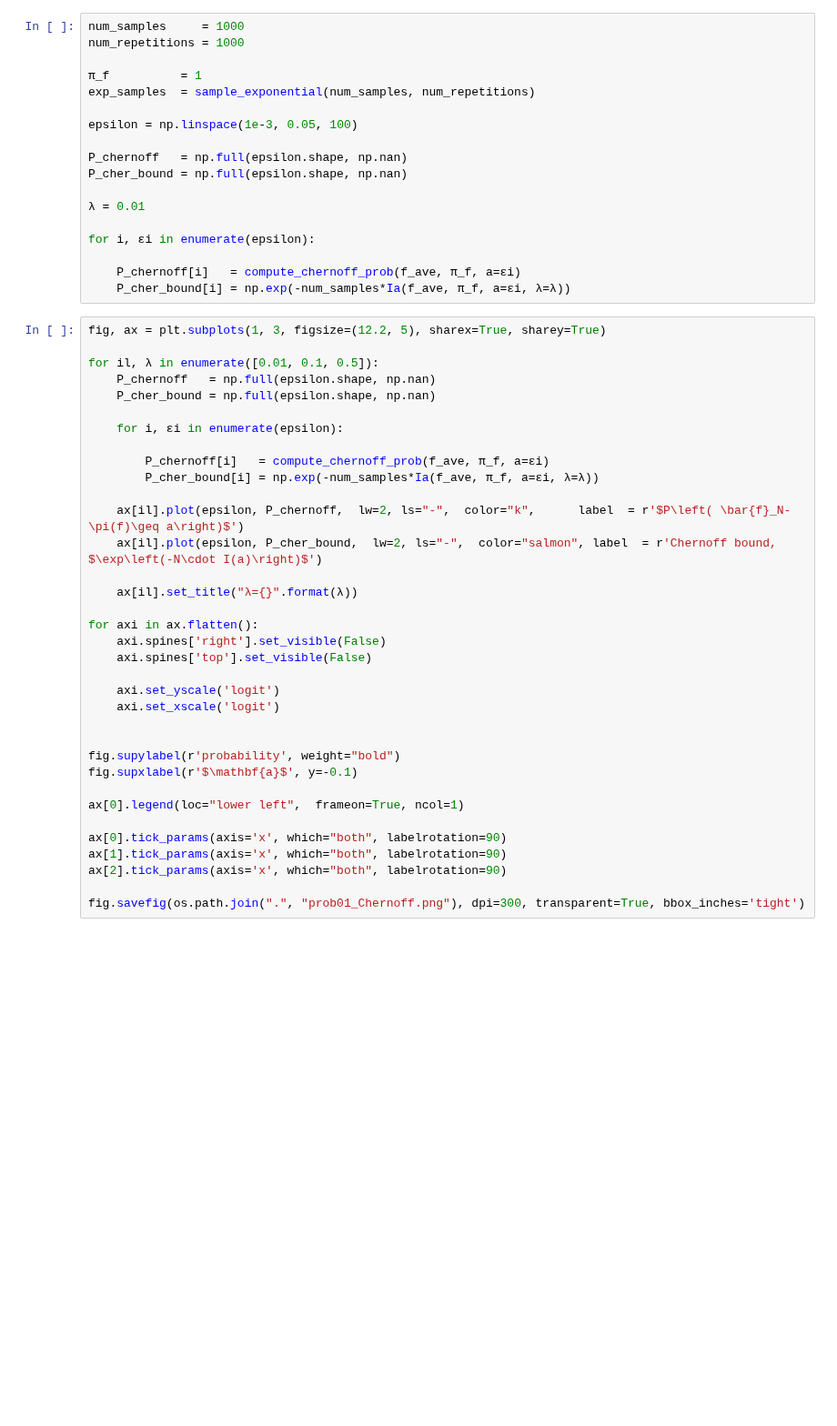
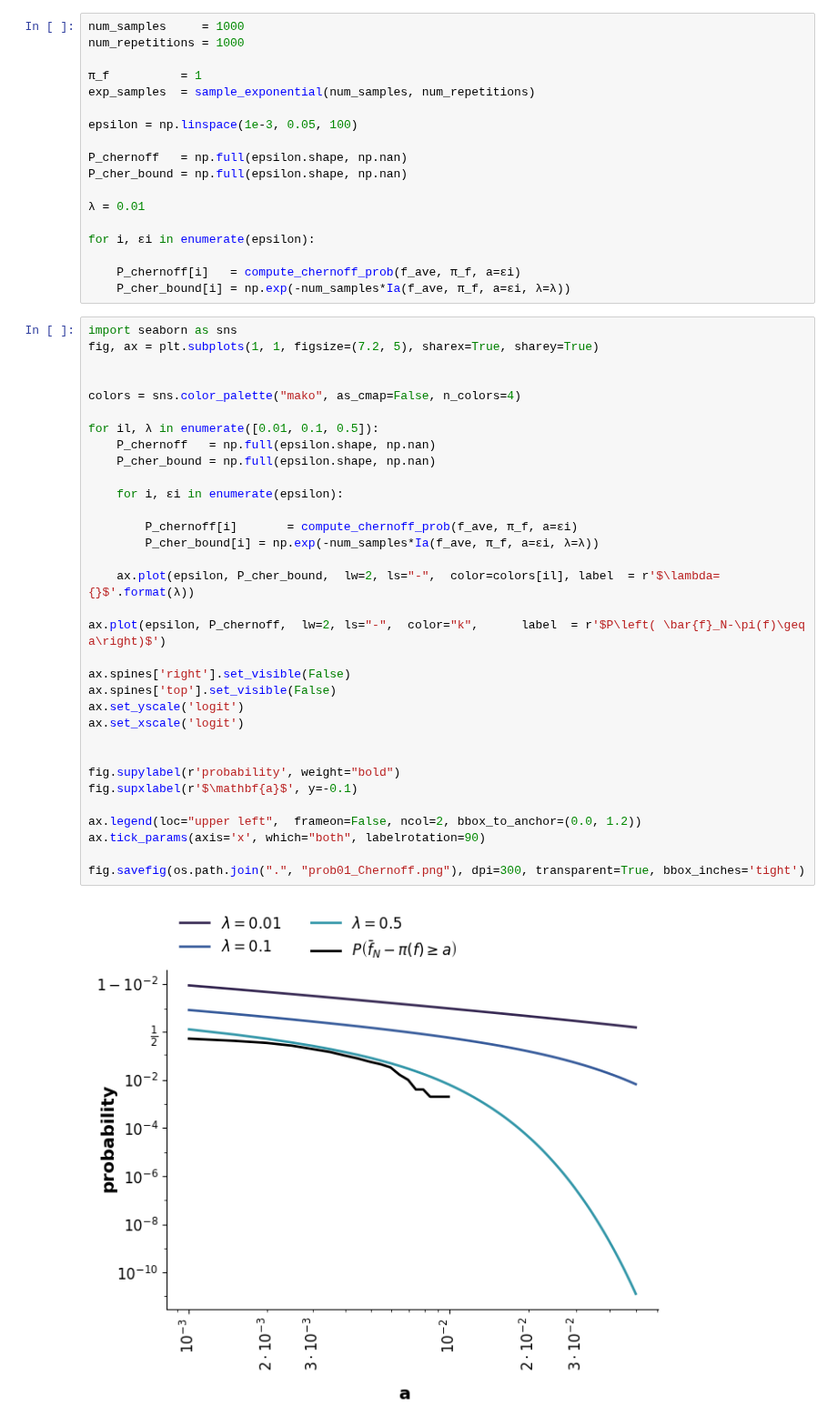
Before and after one commit to ChaosDonkey06/AppliedStochasticAnalysis, a Jupyter notebook: homework/HW01/hw01.ipynb, the cells around one changed output. Shown at 91% size. Cells and saved outputs as stored; diff of their text form; blank space fills up the shorter version.

```diff
--- a/homework/HW01/hw01.ipynb
+++ b/homework/HW01/hw01.ipynb
@@ -260,37 +292,37 @@ for i, εi in enumerate(epsilon):
     P_chernoff[i]   = compute_chernoff_prob(f_ave, π_f, a=εi)
     P_cher_bound[i] = np.exp(-num_samples*Ia(f_ave, π_f, a=εi, λ=λ))
 # %%
-fig, ax = plt.subplots(1, 3, figsize=(12.2, 5), sharex=True, sharey=True)
+import seaborn as sns
+fig, ax = plt.subplots(1, 1, figsize=(7.2, 5), sharex=True, sharey=True)
+
+
+colors = sns.color_palette("mako", as_cmap=False, n_colors=4)
 
 for il, λ in enumerate([0.01, 0.1, 0.5]):
     P_chernoff   = np.full(epsilon.shape, np.nan)
     P_cher_bound = np.full(epsilon.shape, np.nan)
 
     for i, εi in enumerate(epsilon):
 
-        P_chernoff[i]   = compute_chernoff_prob(f_ave, π_f, a=εi)
+        P_chernoff[i]       = compute_chernoff_prob(f_ave, π_f, a=εi)
         P_cher_bound[i] = np.exp(-num_samples*Ia(f_ave, π_f, a=εi, λ=λ))
 
-    ax[il].plot(epsilon, P_chernoff,  lw=2, ls="-",  color="k",      label  = r'$P\left( \bar{f}_N-\pi(f)\geq a\right)$')
-    ax[il].plot(epsilon, P_cher_bound,  lw=2, ls="-",  color="salmon", label  = r'Chernoff bound, $\exp\left(-N\cdot I(a)\right)$')
+    ax.plot(epsilon, P_cher_bound,  lw=2, ls="-",  color=colors[il], label  = r'$\lambda={}$'.format(λ))
 
-    ax[il].set_title("λ={}".format(λ))
+ax.plot(epsilon, P_chernoff,  lw=2, ls="-",  color="k",      label  = r'$P\left( \bar{f}_N-\pi(f)\geq a\right)$')
 
-for axi in ax.flatten():
-    axi.spines['right'].set_visible(False)
-    axi.spines['top'].set_visible(False)
-
-    axi.set_yscale('logit')
-    axi.set_xscale('logit')
+ax.spines['right'].set_visible(False)
+ax.spines['top'].set_visible(False)
+ax.set_yscale('logit')
+ax.set_xscale('logit')
 
 
 fig.supylabel(r'probability', weight="bold")
 fig.supxlabel(r'$\mathbf{a}$', y=-0.1)
 
-ax[0].legend(loc="lower left",  frameon=True, ncol=1)
-
-ax[0].tick_params(axis='x', which="both", labelrotation=90)
-ax[1].tick_params(axis='x', which="both", labelrotation=90)
-ax[2].tick_params(axis='x', which="both", labelrotation=90)
+ax.legend(loc="upper left",  frameon=False, ncol=2, bbox_to_anchor=(0.0, 1.2))
+ax.tick_params(axis='x', which="both", labelrotation=90)
 
 fig.savefig(os.path.join(".", "prob01_Chernoff.png"), dpi=300, transparent=True, bbox_inches='tight')
+# %% [output]
+[figure, added]
```
Also changed, not shown: parts of 4 cells of this notebook, 5 other files.
